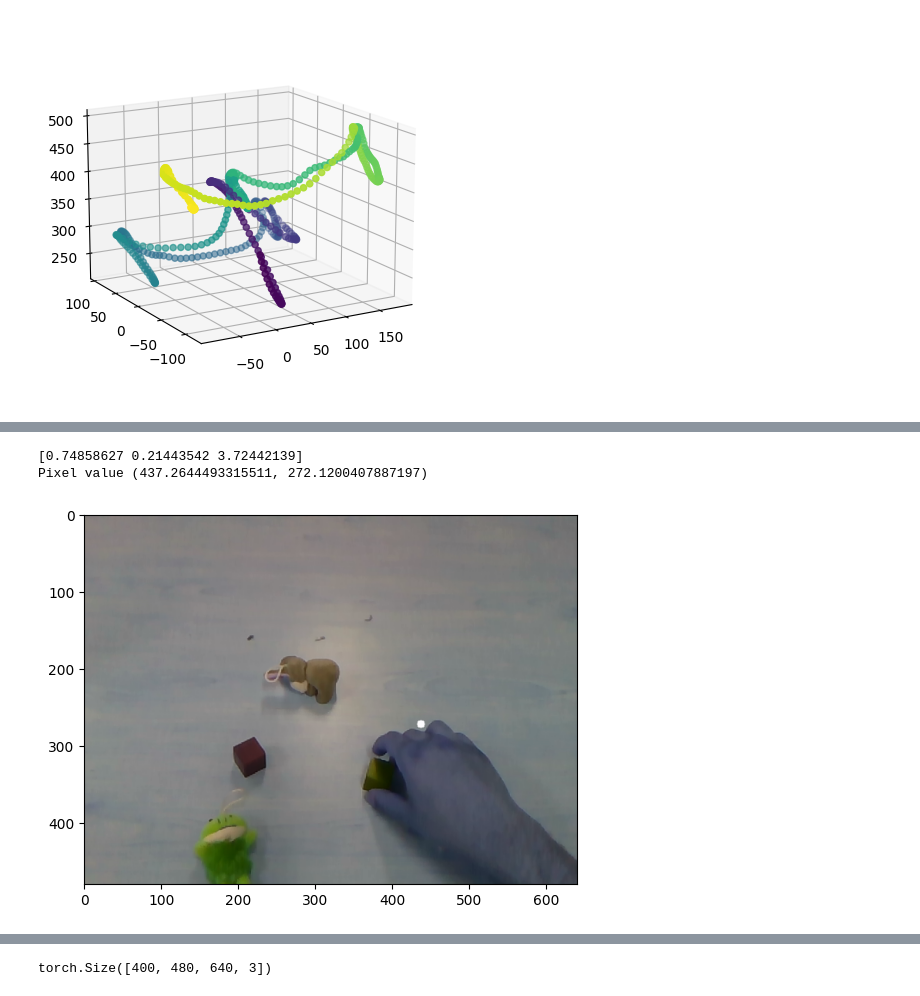
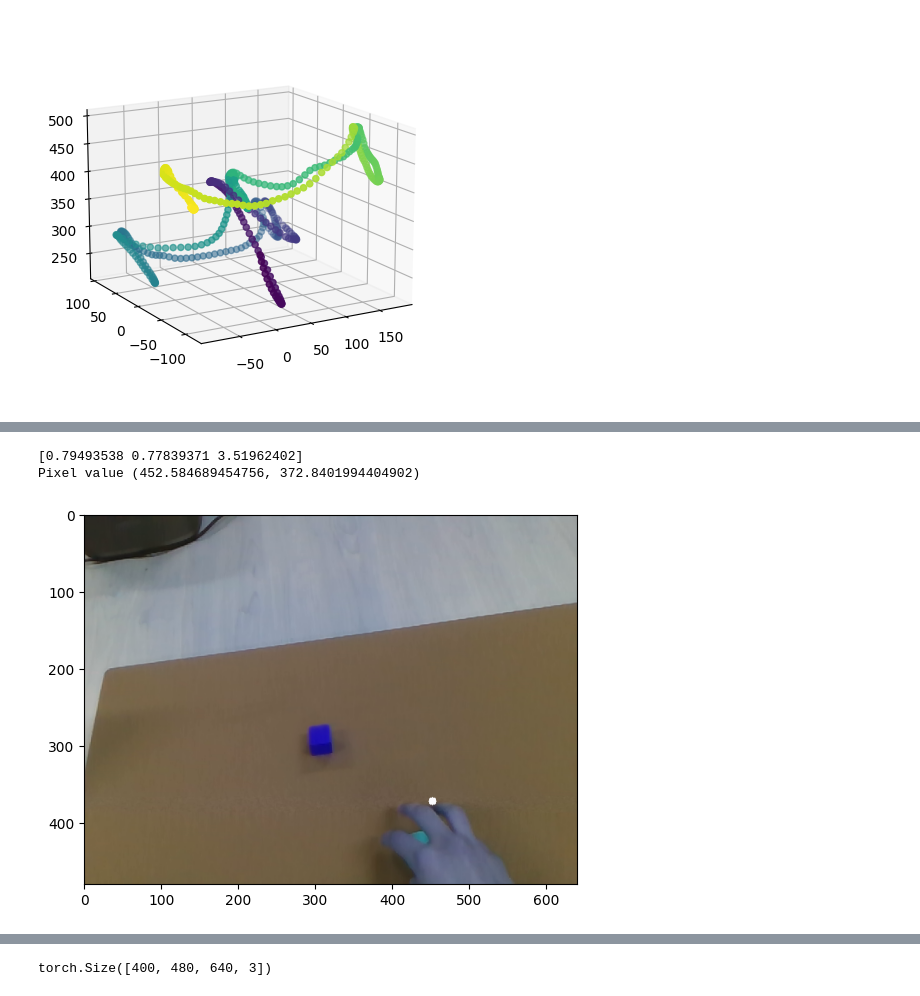
Before and after one commit to swati-gupta-tri-global/EgoMimic, a Jupyter notebook: mimicplay/scripts/aloha_process/VRV1.ipynb, the cells around one changed output, grey strips where cells are left out. Drawn from its saved outputs; the diff is of its cells as text; code cells hidden in the pictures.

```diff
--- a/mimicplay/scripts/aloha_process/VRV1.ipynb
+++ b/mimicplay/scripts/aloha_process/VRV1.ipynb
@@ -112,16 +136,18 @@ def project_3d_to_2d(x, y, z):
 
     return u, v
 # %%
-T = 100
-hand_loc = h5py_file["data/demo_35/obs/ee_pose"][T][0:3]
+T = 20
+hand_loc = h5py_file["data/demo_3/obs/ee_pose"][T][0:3]
 print(hand_loc)
 px_val = project_3d_to_2d(hand_loc[0], hand_loc[1], hand_loc[2])
+intrinsics=REALSENSE_INTRINSICS
+#px_val = cam_frame_to_cam_pixels(hand_loc[None,:], intrinsics)
 # px_val = cam_frame_to_cam_pixels(hand_loc, intrinsics)
 print("Pixel value", px_val)
-frame = draw_dot_on_frame(h5py_file["data/demo_35/obs/front_img_1"][T], px_val, show=True)
+frame = draw_dot_on_frame(h5py_file["data/demo_3/obs/front_img_1"][T], px_val, show=True)
 # %% [output]
-[0.74858627 0.21443542 3.72442139]
-Pixel value (437.2644493315511, 272.1200407887197)
+[0.79493538 0.77839371 3.51962402]
+Pixel value (452.584689454756, 372.8401994404902)
-[figure, old version]
+[figure, new version]
 # %%
 # Robot frame is x (forward pos), y(left pos), z (up pos)
```
Also changed, not shown: parts of 9 cells of this notebook, 6 other files.
